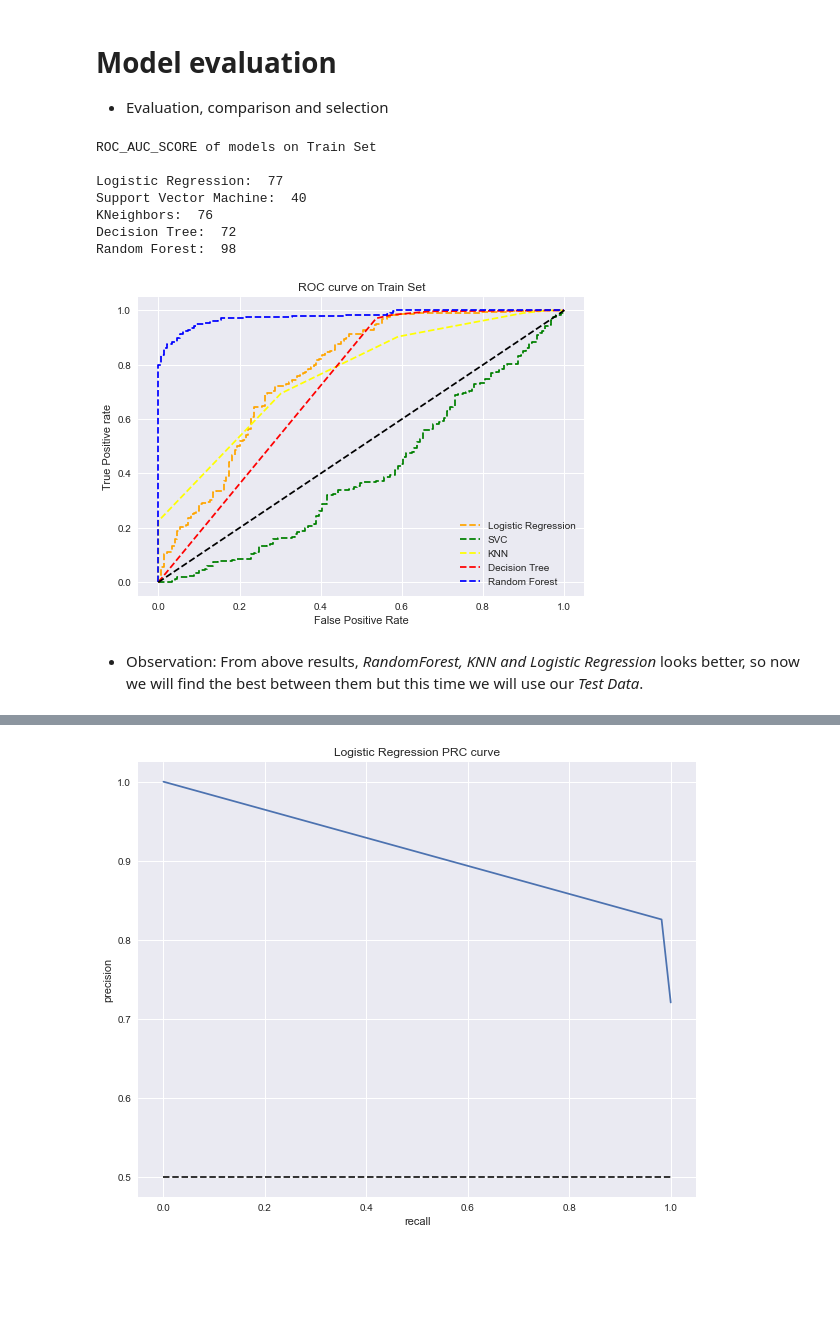
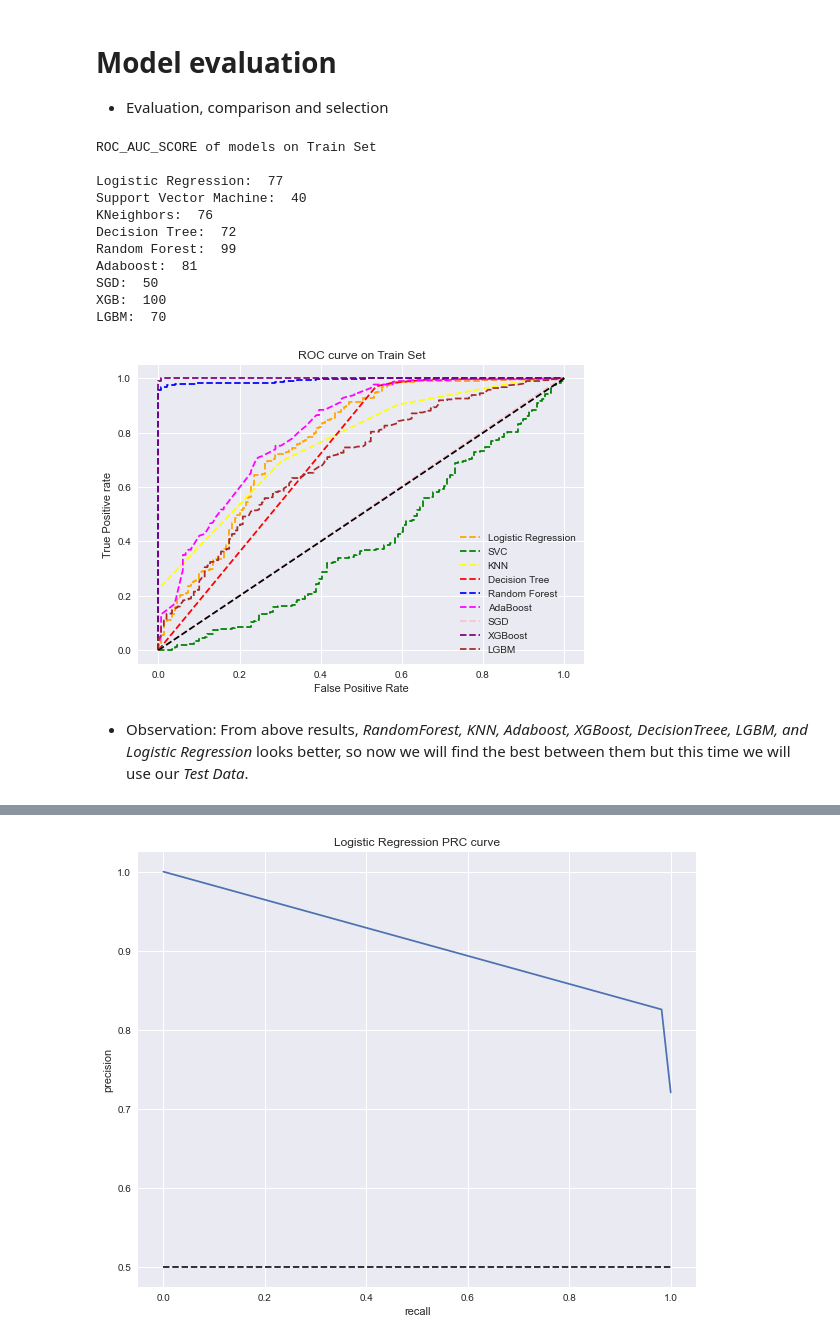
Before and after one commit to karan842/finohub, a Jupyter notebook: Loan-status-prediction.ipynb, the cells around one changed output, grey strips where cells are left out. Cells and saved outputs as stored; diff of their text form; code cells hidden in the pictures; blank space fills up the shorter version.

```diff
--- a/Loan-status-prediction.ipynb
+++ b/Loan-status-prediction.ipynb
@@ -1189,7 +1213,7 @@ print(svc)
 {'C': 0.5, 'kernel': 'rbf'}
 # %%
 # Decision Tree
-tree_params = {'criterion':['gini','entropy'],"max_depth":[2,4,6],"min_samples_leaf":[5,7,9,]}
+tree_params = {'criterion':['gini','entropy'],"max_depth":[2,4,6],"min_samples_leaf":[5,7,9]}
 grid_tree = GridSearchCV(DecisionTreeClassifier(), tree_params)
 grid_tree.fit(X_train, y_train)
 dcTree = grid_tree.best_params_
@@ -1207,0 +1250,9 @@ print(rf)
+# %%
+# XGBoost
+xgb_params = {'n_estimators' : [100, 200, 300],
+    'max_depth' : [4, 6, 8, 10],
+    'min_child_weight' : [2,4,10,12]}
+grid_xgb = GridSearchCV(XGBClassifier(), xgb_params)
+grid_xgb.fit(X_train, y_train)
+xgb = grid_xgb
+print(xgb)
@@ -1207,0 +1283,11 @@ print(rf)
+# %%
+# LightGBM
+lgbm_params = {'num_leaves': [5,10,20,50],
+             'min_child_samples': [100,200,500],
+             'min_child_weight': [0.001,0.01,0.1,1],
+             'reg_alpha': [1, 5, 10, 50, 100],
+             'reg_lambda': [1, 5, 10, 20, 50, 100]}
+grid_lgbm = GridSearchCV(LGBMClassifier(), lgbm_params)
+grid_lgbm.fit(X_train, y_train)
+lgbm = grid_lgbm.best_params_
+print(lgbm)
@@ -1287,6 +1421,10 @@ svc_proba = svc.predict_proba(X_train)
 knn_proba = knn.predict_proba(X_train)
 dt_proba = dcTree.predict_proba(X_train)
 rf_proba = rf.predict_proba(X_train)
+ada_proba = ada.predict_proba(X_train)
+sgd_proba = sgd.predict_proba(X_train)
+xgb_proba = xgb.predict_proba(X_train)
+lgbm_proba = lgbm.predict_proba(X_train)
 
 # roc_auc_score
 log_reg_auc = round(roc_auc_score(y_train, log_reg_proba[:,1])*100)
@@ -1294,6 +1432,10 @@ svc_auc = round(roc_auc_score(y_train,svc_proba[:,1])*100)
 knn_auc = round(roc_auc_score(y_train, knn_proba[:,1])*100)
 dt_auc =  round(roc_auc_score(y_train, dt_proba[:,1])*100)
 rf_auc = round(roc_auc_score(y_train, rf_proba[:,1])*100)
+ada_auc = round(roc_auc_score(y_train, ada_proba[:,1])*100)
+sgd_auc = round(roc_auc_score(y_train, sgd_proba[:,1])*100)
+xgb_auc = round(roc_auc_score(y_train, xgb_proba[:,1])*100)
+lgbm_auc = round(roc_auc_score(y_train, lgbm_proba[:,1])*100)
 
 print("ROC_AUC_SCORE of models on Train Set\n")
 print("Logistic Regression: ", log_reg_auc)
@@ -1301,6 +1443,10 @@ print("Support Vector Machine: ", svc_auc)
 print("KNeighbors: ",knn_auc)
 print("Decision Tree: ",dt_auc)
 print("Random Forest: ",rf_auc)
+print("Adaboost: ", ada_auc)
+print("SGD: ", sgd_auc)
+print("XGB: ", xgb_auc)
+print("LGBM: ", lgbm_auc)
 
 
 # roc curve for models
@@ -1310,39 +1456,51 @@ fpr2, tpr2, thresh2 = roc_curve(y_train, svc_proba[:,1],pos_label=1)
 fpr3, tpr3, thresh3 = roc_curve(y_train, knn_proba[:,1],pos_label=1)
 fpr4, tpr4, thresh4 = roc_curve(y_train, dt_proba[:,1],pos_label=1)
 fpr5, tpr5, thresh5 = roc_curve(y_train, rf_proba[:,1],pos_label=1)
+fpr6, tpr6, thresh6 = roc_curve(y_train, ada_proba[:,1],pos_label=1)
+fpr7, tpr7, thresh7 = roc_curve(y_train, sgd_proba[:,1], pos_label=1)
+fpr8, tpr8, thresh8 = roc_curve(y_train, xgb_proba[:,1],pos_label=1)
+fpr9, tpr9, thresh9 = roc_curve(y_train, lgbm_proba[:,1],pos_label=1)
 
 # roc curve for tpr = fpr
 random_probs = [0 for i in range(len(y_train))]
 p_fpr, p_tpr, _ = roc_curve(y_train, random_probs, pos_label=1)
 
 plt.style.use('seaborn')
 
 # plot roc curves
 plt.plot(fpr1, tpr1, linestyle='--',color='orange', label='Logistic Regression')
 plt.plot(fpr2, tpr2, linestyle='--',color='green', label='SVC')
 plt.plot(fpr3, tpr3, linestyle='--',color='yellow', label='KNN')
 plt.plot(fpr4, tpr4, linestyle='--',color='red', label='Decision Tree')
 plt.plot(fpr5, tpr5, linestyle='--',color='blue', label='Random Forest')
+plt.plot(fpr6, tpr6, linestyle='--',color='magenta', label='AdaBoost')
+plt.plot(fpr7, tpr7, linestyle='--',color='pink', label='SGD')
+plt.plot(fpr8, tpr8, linestyle='--',color='purple',label='XGBoost')
+plt.plot(fpr9, tpr9, linestyle='--',color='brown',label='LGBM')
 plt.plot(p_fpr, p_tpr, linestyle='--', color='black')
 # title
 plt.title('ROC curve on Train Set')
 # x label
 plt.xlabel('False Positive Rate')
 # y label
 plt.ylabel('True Positive rate')
 
 plt.legend(loc='best')
 # plt.savefig('ROC',dpi=300)
 plt.show()
 # %% [output]
 ROC_AUC_SCORE of models on Train Set
 
 Logistic Regression:  77
 Support Vector Machine:  40
 KNeighbors:  76
 Decision Tree:  72
-Random Forest:  98
+Random Forest:  99
+Adaboost:  81
+SGD:  50
+XGB:  100
+LGBM:  70
-[figure, old version]
+[figure, new version]
 # %% [markdown]
--  Observation: From above results, *RandomForest, KNN and Logistic Regression* looks better, so now we will find the best between them but this time we will use our *Test Data*.
+-  Observation: From above results, *RandomForest, KNN, Adaboost, XGBoost, DecisionTreee, LGBM, and Logistic Regression* looks better, so now we will find the best between them but this time we will use our *Test Data*.
 # %%
```
Also changed, not shown: parts of 25 cells of this notebook, 2 other files.
